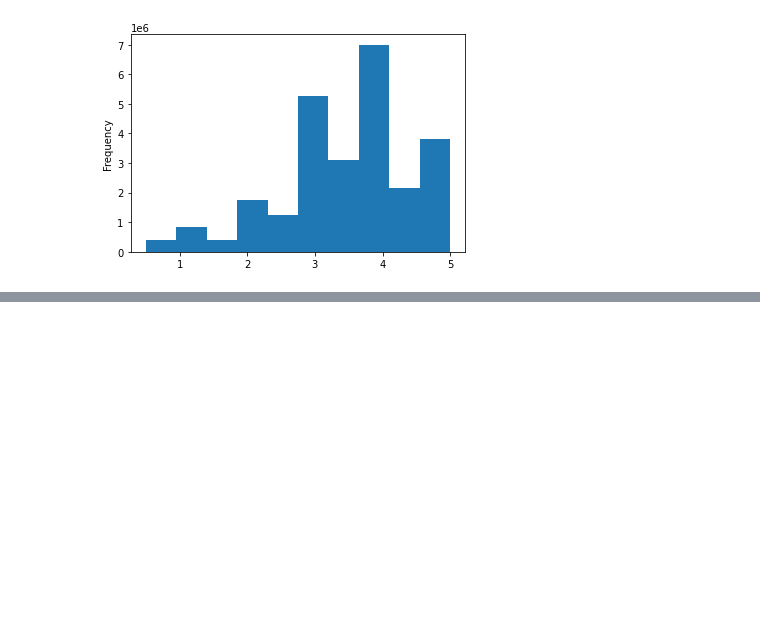
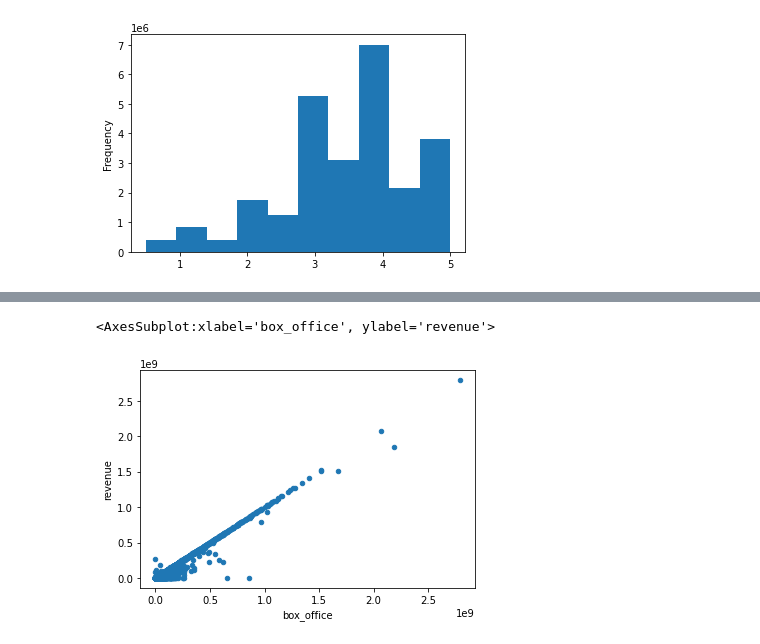
Before and after one commit to peterdyke/Movies-ETL, a Jupyter notebook: Raw_Data.ipynb, the cells around one changed output, grey strips where cells are left out. Saved outputs shown, nothing was run; the diff lists cells and outputs as text; code cells hidden in the pictures; blank space fills up the shorter version.

```diff
--- a/Raw_Data.ipynb
+++ b/Raw_Data.ipynb
@@ -625,0 +704,7 @@ Name: rating, dtype: float64
+# %%
+# Look at box office data, filling in null values with 0
+# Kaggle data has less on the origin, so we will use that and fill in with wiki data
+movies_df.fillna(0).plot(x='box_office', y='revenue', kind='scatter')
+# %% [output]
+<AxesSubplot:xlabel='box_office', ylabel='revenue'>
+[figure, added]
```
Also changed, not shown: parts of 21 cells of this notebook.
